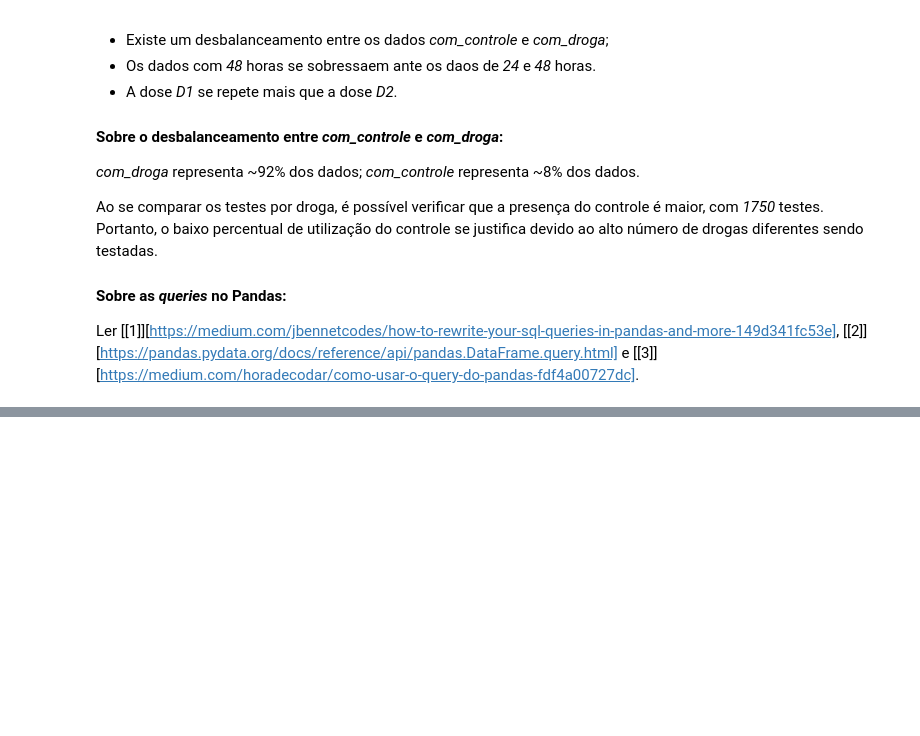
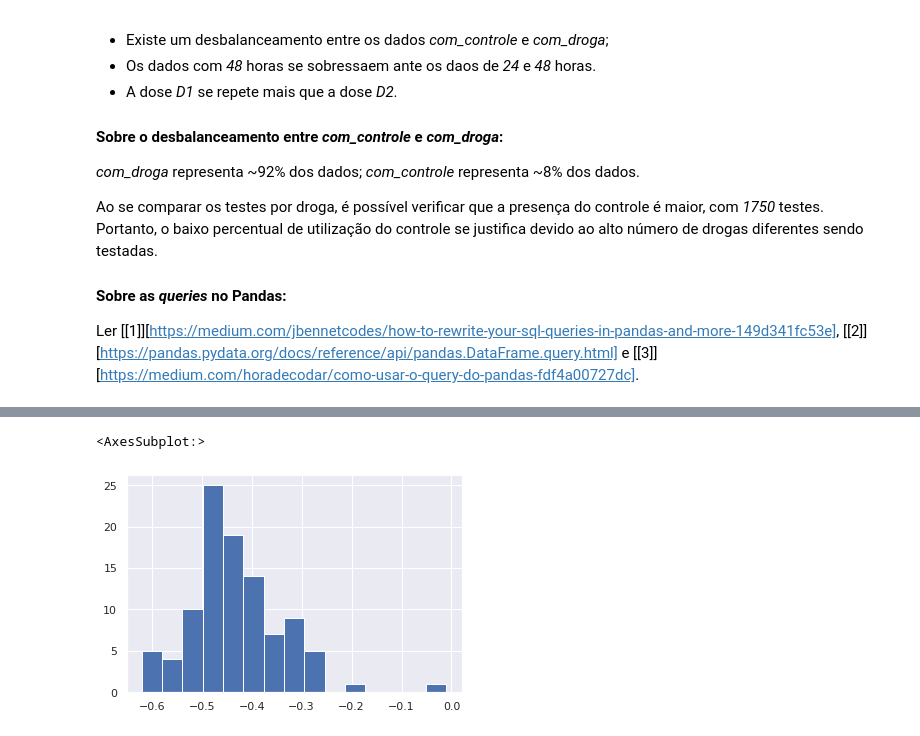
Before and after one commit to uesleisutil/ImersaoDados, a Jupyter notebook: imersao.ipynb, the cells around one changed output, grey strips where cells are left out. Saved outputs shown, nothing was run; the diff lists cells and outputs as text; code cells hidden in the pictures; blank space fills up the shorter version.

```diff
--- a/imersao.ipynb
+++ b/imersao.ipynb
@@ -177,0 +243,5 @@ Ler [[1]][https://medium.com/jbennetcodes/how-to-rewrite-your-sql-queries-in-pan
+# %%
+df.loc[:,'c0':'c99'].describe().T['mean'].hist(bins=15) # Transposto.
+# %% [output]
+<AxesSubplot:>
+[figure, added]
```
Also changed, not shown: parts of 15 cells of this notebook.
